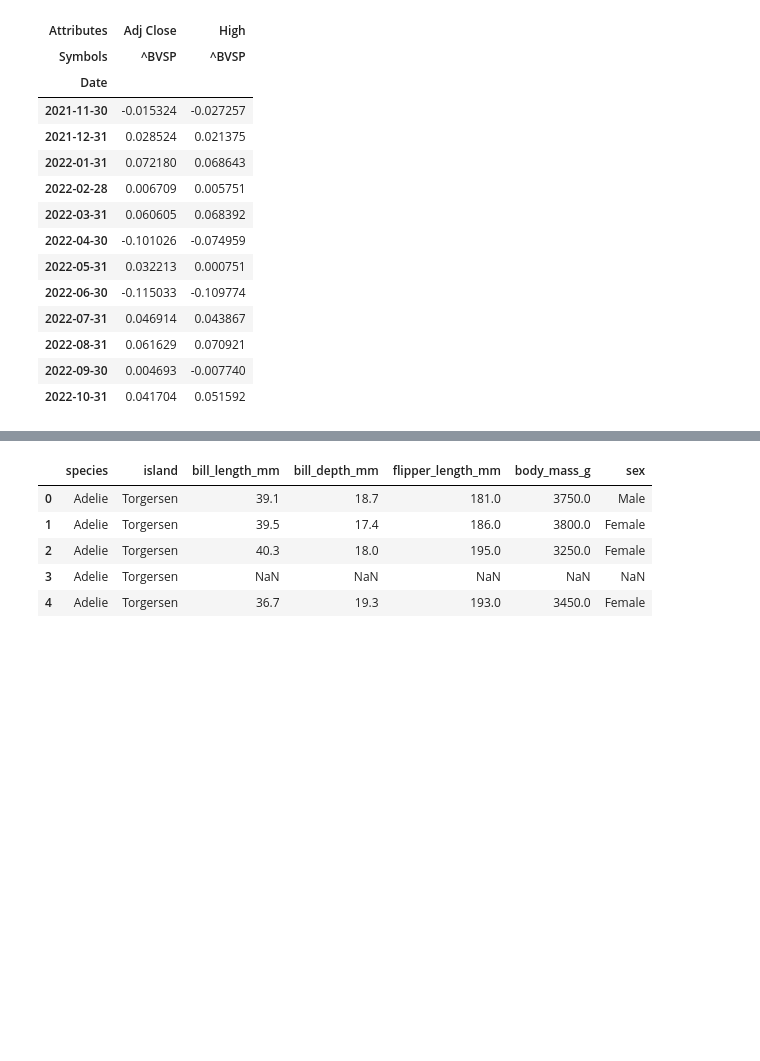
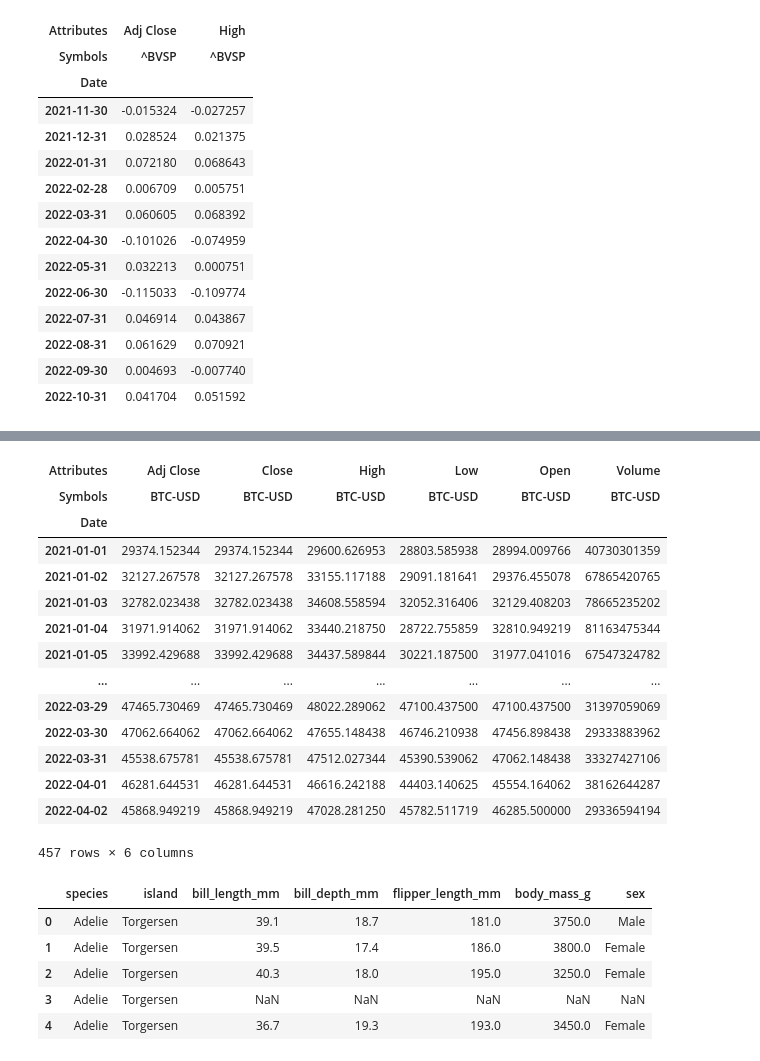
Before and after one commit to WallisonSantos/AppPy, a Jupyter notebook: app.ipynb, the cells around one changed output, grey strips where cells are left out. Cells and saved outputs as stored; diff of their text form; code cells hidden in the pictures; blank space fills up the shorter version.

```diff
--- a/app.ipynb
+++ b/app.ipynb
@@ -35,0 +83,19 @@ dados_mercado_bolsa
+# %%
+btc = bitcoin.loc['2021-01':'2022-04'].copy()
+btc
+# %% [output]
+| Attributes | Adj Close | Close | High | Low | Open | Volume |
+| Symbols | BTC-USD | BTC-USD | BTC-USD | BTC-USD | BTC-USD | BTC-USD |
+| Date |  |  |  |  |  |  |
+| 2021-01-01 | 29374.152344 | 29374.152344 | 29600.626953 | 28803.585938 | 28994.009766 | 40730301359 |
+| 2021-01-02 | 32127.267578 | 32127.267578 | 33155.117188 | 29091.181641 | 29376.455078 | 67865420765 |
+| 2021-01-03 | 32782.023438 | 32782.023438 | 34608.558594 | 32052.316406 | 32129.408203 | 78665235202 |
+| 2021-01-04 | 31971.914062 | 31971.914062 | 33440.218750 | 28722.755859 | 32810.949219 | 81163475344 |
+| 2021-01-05 | 33992.429688 | 33992.429688 | 34437.589844 | 30221.187500 | 31977.041016 | 67547324782 |
+| ... | ... | ... | ... | ... | ... | ... |
+| 2022-03-29 | 47465.730469 | 47465.730469 | 48022.289062 | 47100.437500 | 47100.437500 | 31397059069 |
+| 2022-03-30 | 47062.664062 | 47062.664062 | 47655.148438 | 46746.210938 | 47456.898438 | 29333883962 |
+| 2022-03-31 | 45538.675781 | 45538.675781 | 47512.027344 | 45390.539062 | 47062.148438 | 33327427106 |
+| 2022-04-01 | 46281.644531 | 46281.644531 | 46616.242188 | 44403.140625 | 45554.164062 | 38162644287 |
+| 2022-04-02 | 45868.949219 | 45868.949219 | 47028.281250 | 45782.511719 | 46285.500000 | 29336594194 |
+457 rows × 6 columns
```
Also changed, not shown: parts of 9 cells of this notebook, 4 other files.
